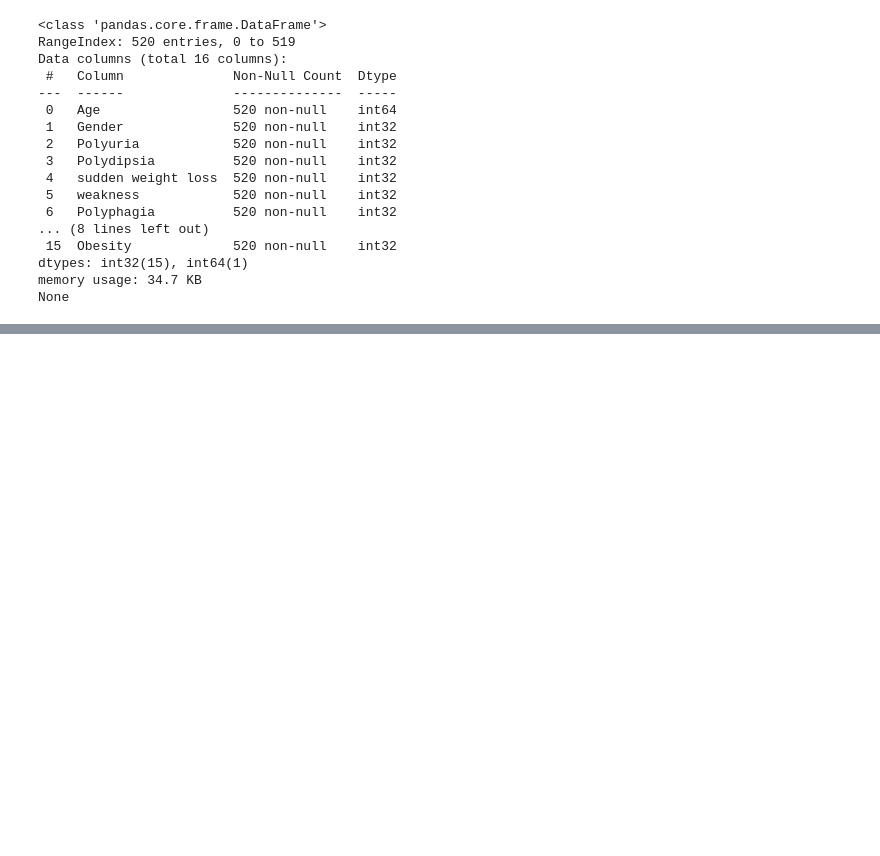
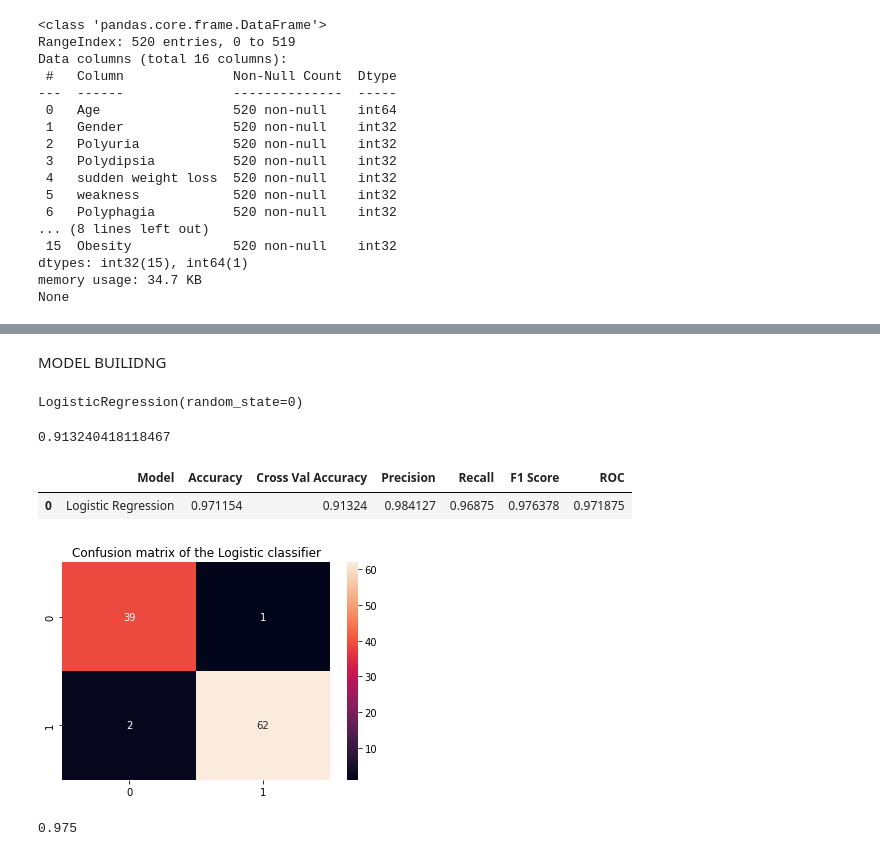
Before and after one commit to VigneshwaranBS/Early-Stage-Diabetes-Prediction, a Jupyter notebook: Early Stage Diabetes Prediction.ipynb, the cells around one changed output, grey strips where cells are left out. Cells and saved outputs as stored; diff of their text form; code cells hidden in the pictures; blank space fills up the shorter version.

Commit message:
model complated

```diff
--- a/Early Stage Diabetes Prediction.ipynb
+++ b/Early Stage Diabetes Prediction.ipynb
@@ -303,0 +333,5 @@ None
+# %%
+## Data Normalization
+minmax = MinMaxScaler()
+X_train[['Age']] = minmax.fit_transform(X_train[['Age']])
+X_test[['Age']] = minmax.transform(X_test[['Age']])
@@ -303,0 +347,47 @@ None
+# %% [markdown]
+MODEL BUILIDNG
+# %%
+logi = LogisticRegression(random_state = 0, penalty = 'l2')
+logi.fit(X_train, y_train)
+# %% [output]
+LogisticRegression(random_state=0)
+# %%
+from sklearn import model_selection
+
+kfold = model_selection.KFold(n_splits=10, random_state=7 , shuffle=True)
+scoring = 'accuracy'
+
+acc_logi = cross_val_score(estimator = logi, X = X_train, y = y_train, cv = kfold,scoring=scoring)
+acc_logi.mean()
+# %% [output]
+0.913240418118467
+# %%
+y_predict_logi = logi.predict(X_test)
+acc= accuracy_score(y_test, y_predict_logi)
+roc=roc_auc_score(y_test, y_predict_logi)
+prec = precision_score(y_test, y_predict_logi)
+rec = recall_score(y_test, y_predict_logi)
+f1 = f1_score(y_test, y_predict_logi)
+
+results = pd.DataFrame([['Logistic Regression',acc, acc_logi.mean(),prec,rec, f1,roc]],
+               columns = ['Model', 'Accuracy','Cross Val Accuracy', 'Precision', 'Recall', 'F1 Score','ROC'])
+results
+# %% [output]
+|  | Model | Accuracy | Cross Val Accuracy | Precision | Recall | F1 Score | ROC |
+| 0 | Logistic Regression | 0.971154 | 0.91324 | 0.984127 | 0.96875 | 0.976378 | 0.971875 |
+# %%
+cm_logi = confusion_matrix(y_test, y_predict_logi)
+plt.title('Confusion matrix of the Logistic classifier')
+sns.heatmap(cm_logi,annot=True,fmt="d")
+plt.show()
+# %% [output]
+[figure, added]
+# %%
+TP = cm_logi[1,1] # true positive
+TN = cm_logi[0,0] # true negatives
+FP = cm_logi[0,1] # false positives
+FN = cm_logi[1,0] # false negatives
+# Let us calculate specificity
+TN / float(TN+FP)
+# %% [output]
+0.975
```
Also changed, not shown: parts of 31 cells of this notebook.
